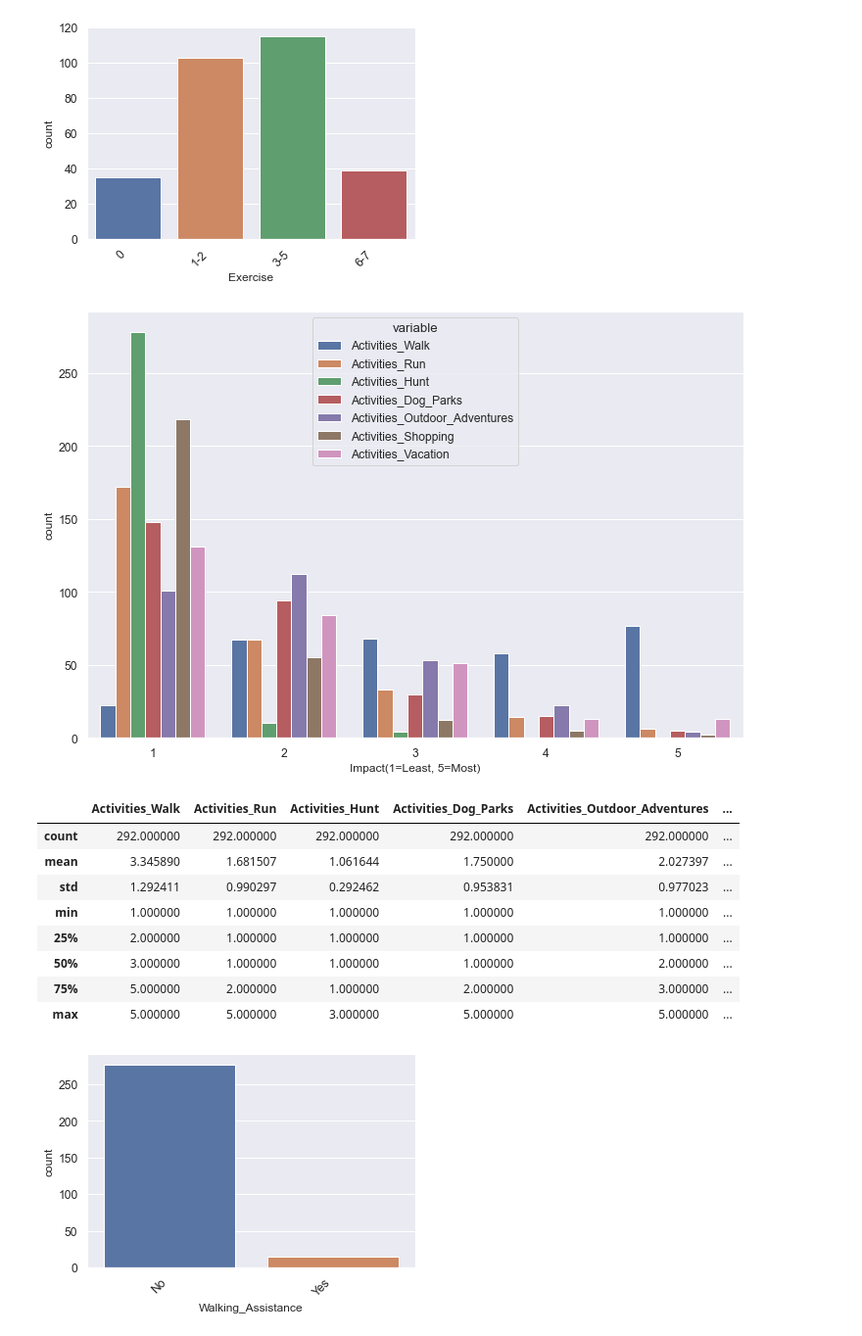
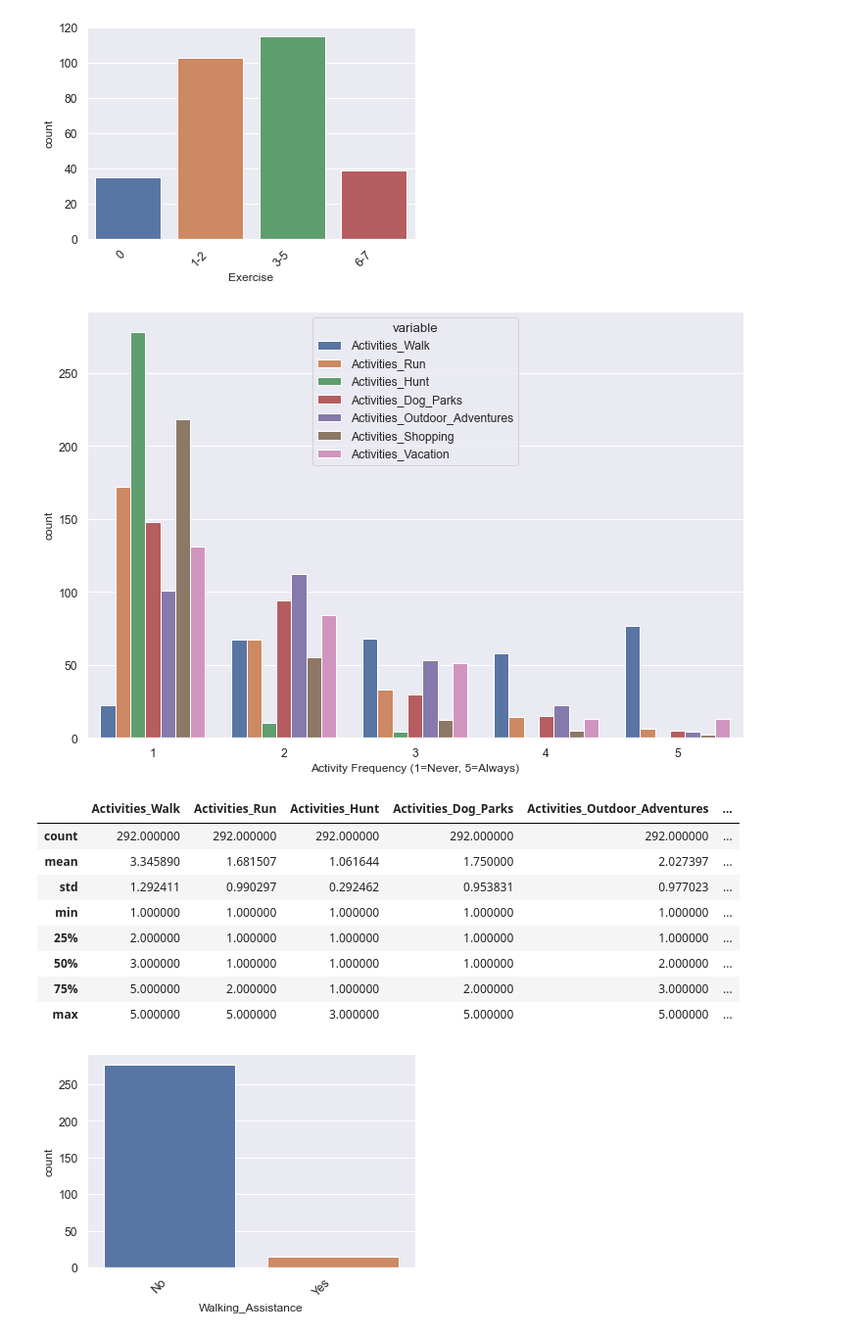
Before and after one commit to markhary/emba912_survey, a Jupyter notebook: ruby.ipynb, the cells around one changed output. Shown at 98% size. Cells and saved outputs as stored; diff of their text form; code cells hidden in the pictures.

```diff
--- a/ruby.ipynb
+++ b/ruby.ipynb
@@ -310,18 +310,18 @@ create_countplot("Exercise", ["0", "1-2", "3-5", "6-7"])
 # %%
 columns = ["Activities_Walk", "Activities_Run", "Activities_Hunt", "Activities_Dog_Parks",
           "Activities_Outdoor_Adventures","Activities_Shopping","Activities_Vacation"]
 activities_combined = pd.melt(survey_data[columns])
 
 fig = plt.figure(figsize=(12,8));
 chart = sns.countplot(data=activities_combined, x="value", hue="variable")
 increase_axes(chart);
-chart.set_xlabel("Impact(1=Least, 5=Most)")
+chart.set_xlabel("Activity Frequency (1=Never, 5=Always)")
 save_figure(chart.get_figure(), "Activities")
 plt.show()
 
 survey_data[columns].describe()
 # %% [output]
-[figure, old version]
+[figure, new version]
 |  | Activities_Walk | Activities_Run | Activities_Hunt | Activities_Dog_Parks | Activities_Outdoor_Adventures | ... |
 | count | 292.000000 | 292.000000 | 292.000000 | 292.000000 | 292.000000 | ... |
 | mean | 3.345890 | 1.681507 | 1.061644 | 1.750000 | 2.027397 | ... |
```
Also changed, not shown: parts of 2 cells of this notebook, 8 other files.
